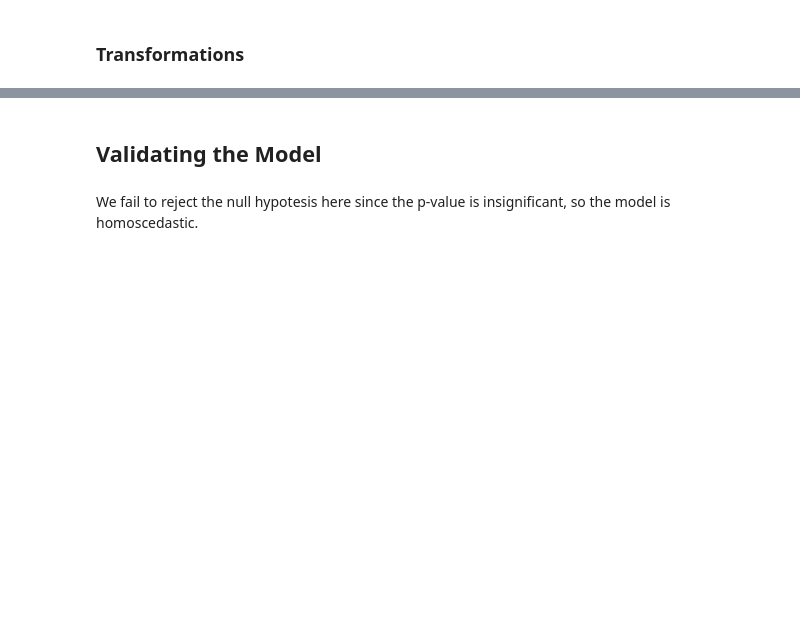
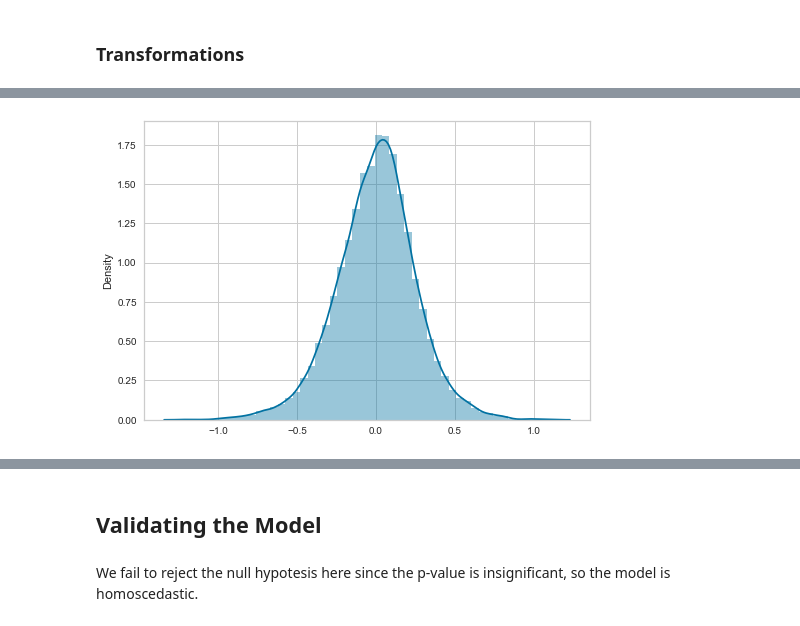
Before and after one commit to DataDoggo215/dsc-phase2-project, a Jupyter notebook: Master.ipynb, the cells around one changed output, grey strips where cells are left out. Cells and saved outputs as stored; diff of their text form; code cells hidden in the pictures; blank space fills up the shorter version.

```diff
--- a/Master.ipynb
+++ b/Master.ipynb
@@ -877,4 +904,6 @@ def model_diagnostic(model, x, x_name, y):
 # %% [markdown]
 ### Transformations
 # %%
-# df_6['price'] = np.log(df_6['price'])
+df_6['log_sqft_living'] = np.log(df_6['sqft_living'])
+# %%
+df_6.drop(['floors'], axis=1, inplace=True)
@@ -885,0 +993,4 @@ model_6.summary()
+# %%
+sns.distplot(model_6.resid);
+# %% [output]
+[figure, added]
```
Also changed, not shown: parts of 49 cells of this notebook, 1 other file.
